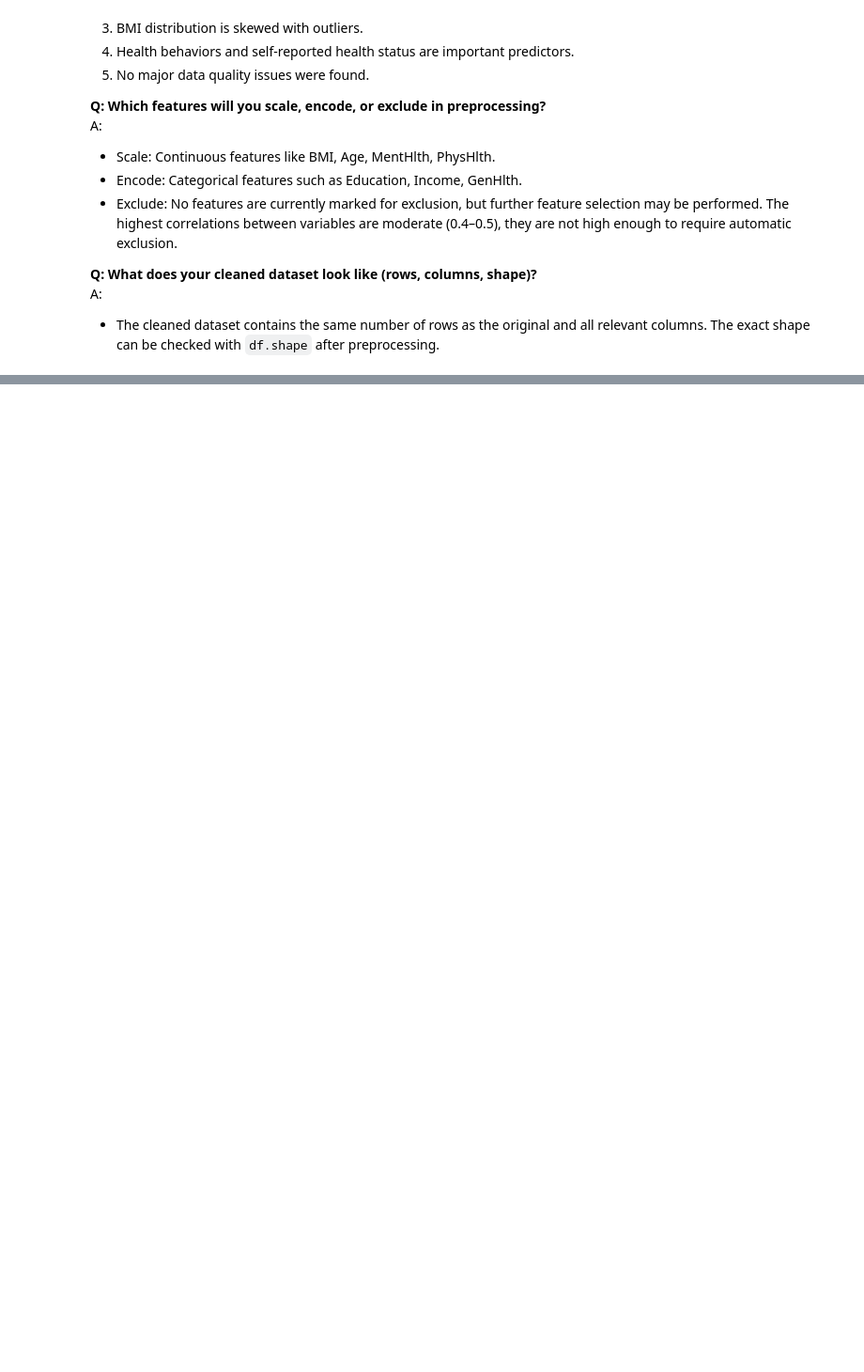
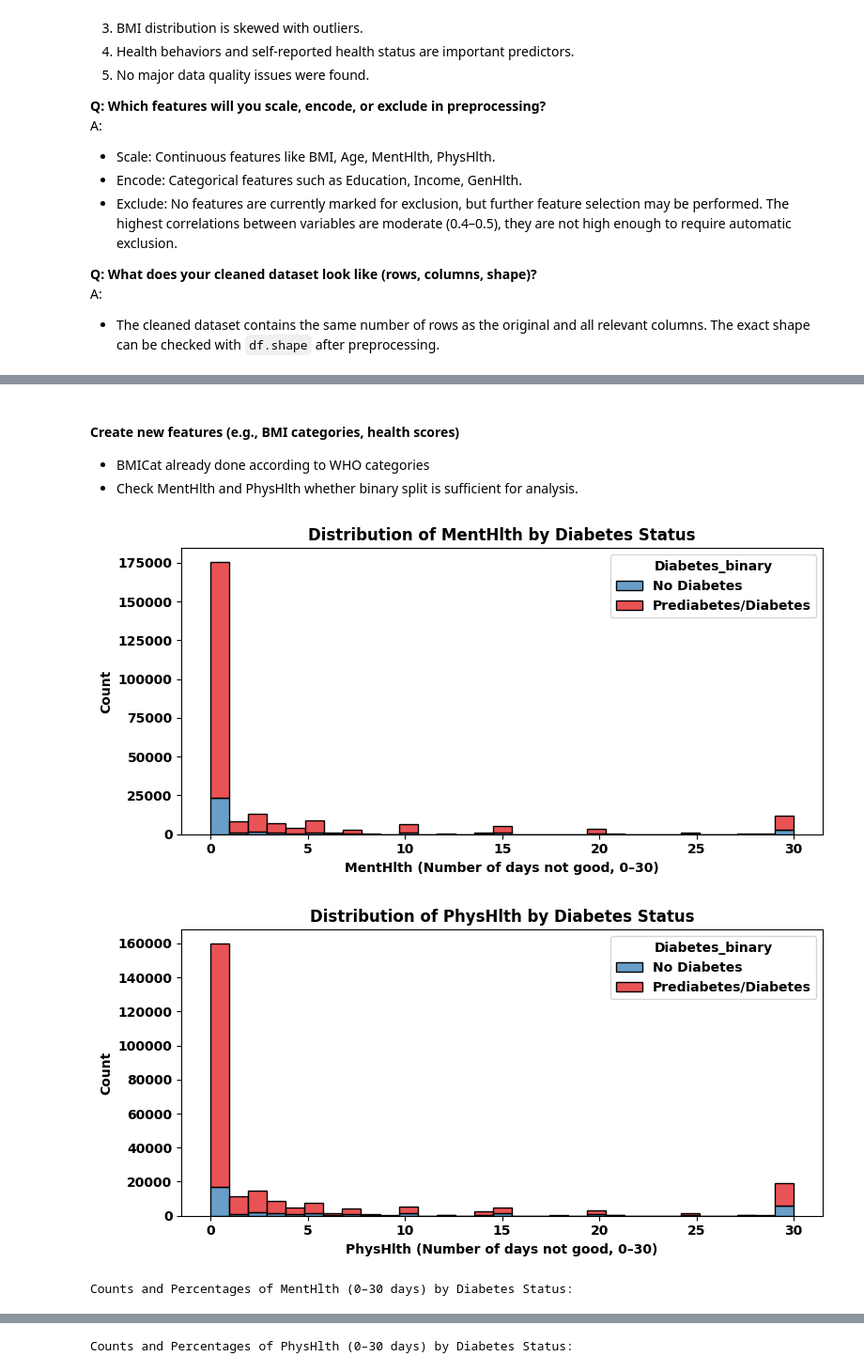
Before and after one commit to vijaivimu/SDS-CP035-gluco-track, a Jupyter notebook: beginner/submissions/team-members/NooraAlakulppi/noora-CP035.ipynb, the cells around one changed output, grey strips where cells are left out. Shown at 94% size. Cells and saved outputs as stored; diff of their text form; code cells hidden in the pictures; blank space fills up the shorter version.

Commit message:
Add EDA tables and interpretation for MentHlth and PhysHlth by diabetes status

```diff
--- a/beginner/submissions/team-members/NooraAlakulppi/noora-CP035.ipynb
+++ b/beginner/submissions/team-members/NooraAlakulppi/noora-CP035.ipynb
@@ -786,0 +822,5 @@ A:
+# %%
+# Check that ordinal features are correctly integer-encoded and print unique values
+ordinal_features = ['GenHlth', 'Education', 'Income', 'Age']
+for col in ordinal_features:
+    print(f"{col}: type={df[col].dtype}, unique values={sorted(df[col].unique())}")
@@ -786,0 +832,53 @@ A:
+# %% [markdown]
+#### Create new features (e.g., BMI categories, health scores)
+* BMICat already done according to WHO categories
+* Check MentHlth and PhysHlth whether binary split is sufficient for analysis.
+# %%
+import matplotlib.pyplot as plt
+import seaborn as sns
+import pandas as pd
+
+# Plot distributions of MentHlth and PhysHlth by diabetes status
+for col in ['MentHlth', 'PhysHlth']:
+    plt.figure(figsize=(8, 4))
+    sns.histplot(data=df, x=col, hue='Diabetes_binary', bins=31, multiple='stack', kde=False, palette='Set1')
+    plt.title(f'Distribution of {col} by Diabetes Status')
+    plt.xlabel(f'{col} (Number of days not good, 0–30)')
+    plt.ylabel('Count')
+    plt.legend(title='Diabetes_binary', labels=['No Diabetes', 'Prediabetes/Diabetes'])
+    plt.tight_layout()
+    plt.show()
+
+# Create and display tables of counts and percentages for MentHlth and PhysHlth by diabetes status
+for col in ['MentHlth', 'PhysHlth']:
+    print(f'\nCounts and Percentages of {col} (0–30 days) by Diabetes Status:')
+    count_table = pd.crosstab(df[col], df['Diabetes_binary'], rownames=[col], colnames=['Diabetes_binary'])
+    count_table.columns = ['No Diabetes', 'Prediabetes/Diabetes']
+    # Calculate percentages for each diabetes status column
+    percent_table = count_table.div(count_table.sum(axis=0), axis=1) * 100
+    percent_table.columns = ['No Diabetes (%)', 'Prediabetes/Diabetes (%)']
+    # Combine counts and percentages into one table
+    combined_table = pd.concat([count_table, percent_table], axis=1)
+    display(combined_table.round(1))
+
+# Proportion of people in different bins for MentHlth and PhysHlth, by diabetes status
+bins = [0, 0.5, 5.5, 15.5, 30.1]
+labels = ['0 days', '1-5 days', '6-15 days', '16-30 days']
+
+for col in ['MentHlth', 'PhysHlth']:
+    df[f'{col}Cat'] = pd.cut(df[col], bins=bins, labels=labels, right=False)
+    print(f'\n{col} category proportions by Diabetes_binary:')
+    ctab = pd.crosstab(df[f'{col}Cat'], df['Diabetes_binary'], normalize='columns') * 100
+    print(ctab.round(1))
+
+# Proportion of people in simple binary split (0 vs 1-30 days):
+for col in ['MentHlth', 'PhysHlth']:
+    df[f'{col}Bin'] = (df[col] > 0).astype(int)
+    print(f'\n{col} (0 days vs 1-30 days) proportions by Diabetes_binary:')
+    ctab_bin = pd.crosstab(df[f'{col}Bin'], df['Diabetes_binary'], normalize='columns') * 100
+    ctab_bin.index = ['0 days', '1-30 days']
+    print(ctab_bin.round(1))
+# %% [output]
+[figure, added]
+[figure, added]
+Counts and Percentages of MentHlth (0–30 days) by Diabetes Status:
@@ -786,0 +903 @@ A:
+Counts and Percentages of PhysHlth (0–30 days) by Diabetes Status:
```
Also changed, not shown: parts of 7 cells of this notebook.
